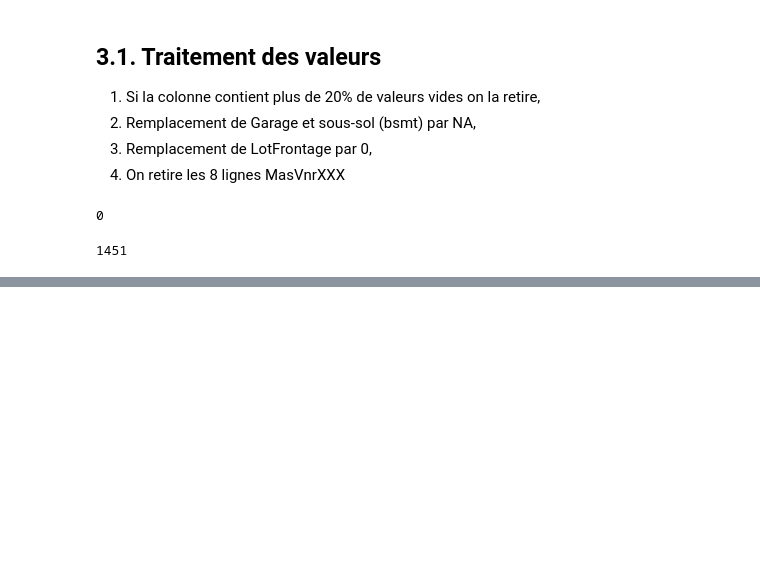
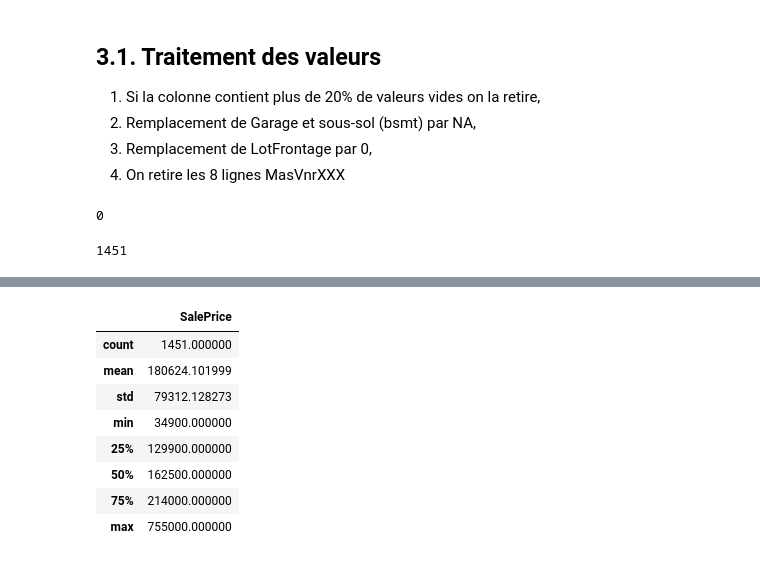
Before and after one commit to Aethyn/LinearRegressionTraining, a Jupyter notebook: TPRegressionLineaire.ipynb, the cells around one changed output, grey strips where cells are left out. Drawn from its saved outputs; the diff is of its cells as text; code cells hidden in the pictures; blank space fills up the shorter version.

```diff
--- a/TPRegressionLineaire.ipynb
+++ b/TPRegressionLineaire.ipynb
@@ -318,0 +325,13 @@ len(df)
+# %%
+# Avec la méthode describe() on obtient une description de la colonne (ici SalePrice)
+df[['SalePrice']].describe()
+# %% [output]
+|  | SalePrice |
+| count | 1451.000000 |
+| mean | 180624.101999 |
+| std | 79312.128273 |
+| min | 34900.000000 |
+| 25% | 129900.000000 |
+| 50% | 162500.000000 |
+| 75% | 214000.000000 |
+| max | 755000.000000 |
```
Also changed, not shown: parts of 9 cells of this notebook.
